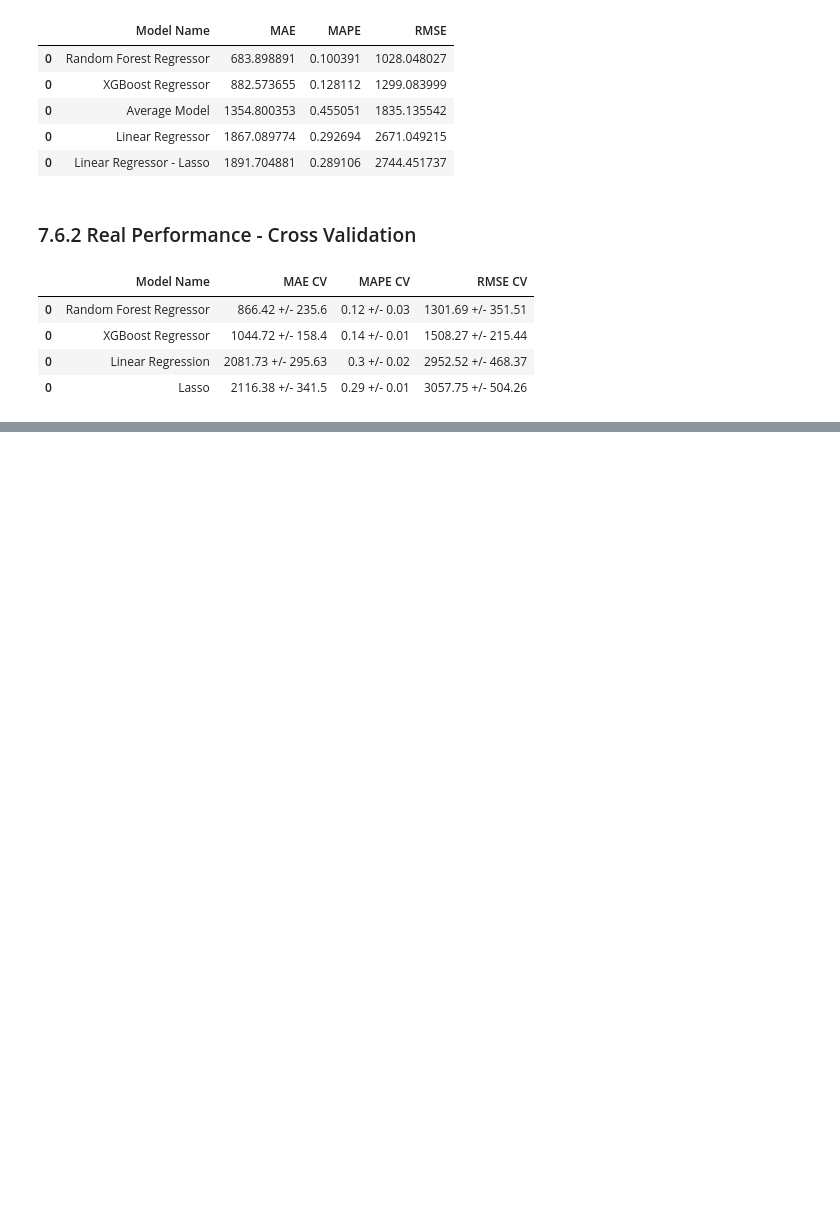
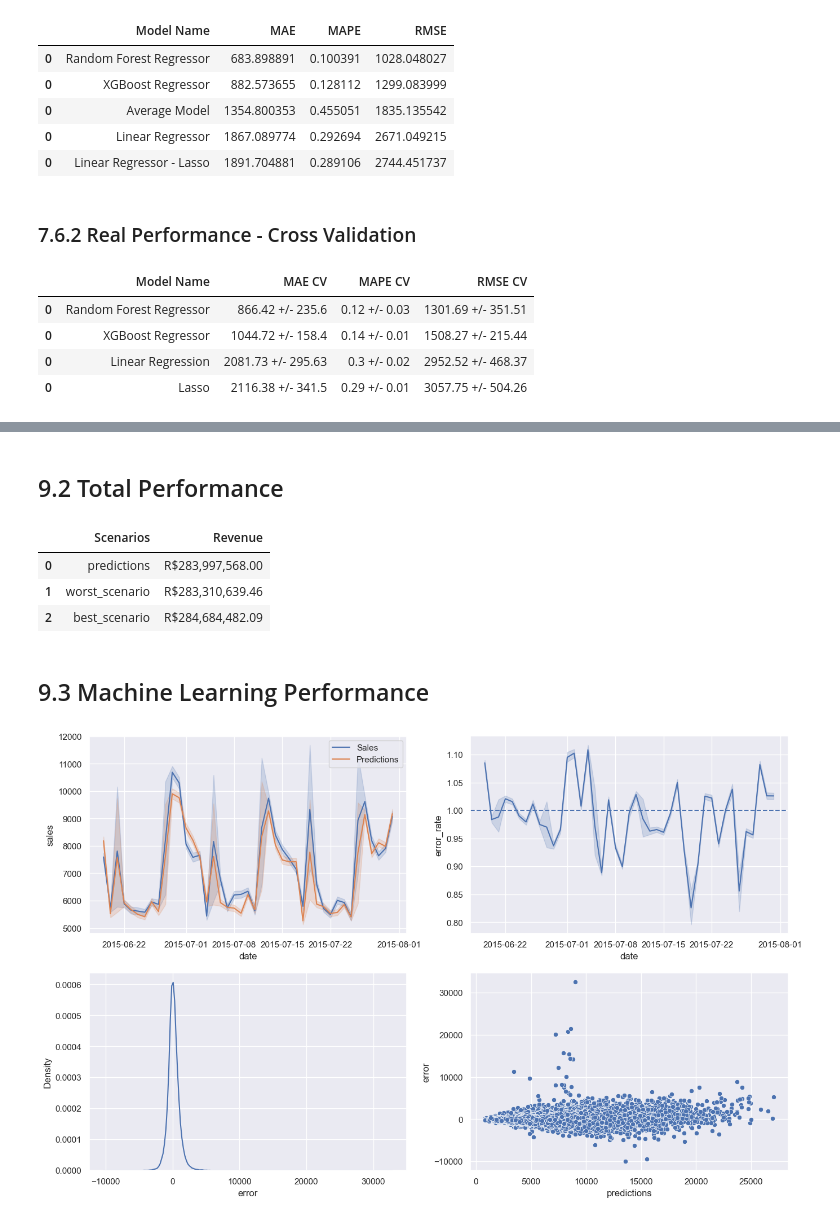
Before and after one commit to BlueBics/rossmann_sales_prediction, a Jupyter notebook: v01_store_sales_prediction.ipynb, the cells around one changed output, grey strips where cells are left out. Cells and saved outputs as stored; diff of their text form; code cells hidden in the pictures; blank space fills up the shorter version.

```diff
--- a/v01_store_sales_prediction.ipynb
+++ b/v01_store_sales_prediction.ipynb
@@ -1378,0 +1508,35 @@ modelling_result_cv.sort_values('RMSE CV')
+# %% [markdown]
+## 9.2 Total Performance
+# %%
+df93 = df92[['predictions', 'worst_scenario', 'best_scenario']].apply(lambda x: np.sum(x), axis=0).reset_index().rename(columns={'index': 'Scenarios', 0: 'Revenue'})
+df93['Revenue'] = df93['Revenue'].map('R${:,.2f}'.format)
+df93
+# %% [output]
+|  | Scenarios | Revenue |
+| 0 | predictions | R$283,997,568.00 |
+| 1 | worst_scenario | R$283,310,639.46 |
+| 2 | best_scenario | R$284,684,482.09 |
+# %% [markdown]
+## 9.3 Machine Learning Performance
+# %%
+df9['error'] = df9['sales'] - df9['predictions']
+df9['error_rate'] = df9['predictions'] / df9['sales']
+# %%
+plt.figure(figsize=(16,10))
+
+plt.subplot(2,2,1)
+sns.lineplot(x='date', y='sales', data=df9, label='Sales')
+sns.lineplot(x='date', y='predictions', data=df9, label='Predictions')
+
+plt.subplot(2,2,2)
+sns.lineplot(x='date', y='error_rate', data=df9)
+plt.axhline(1, linestyle='--')
+
+plt.subplot(2,2,3)
+sns.kdeplot(df9['error'])
+# sns.scatterplot(df9, x='predictions', y='error')
+
+plt.subplot(2,2,4)
+sns.scatterplot(df9, x='predictions', y='error');
+# %% [output]
+[figure, added]
```
Also changed, not shown: parts of 24 cells of this notebook.
